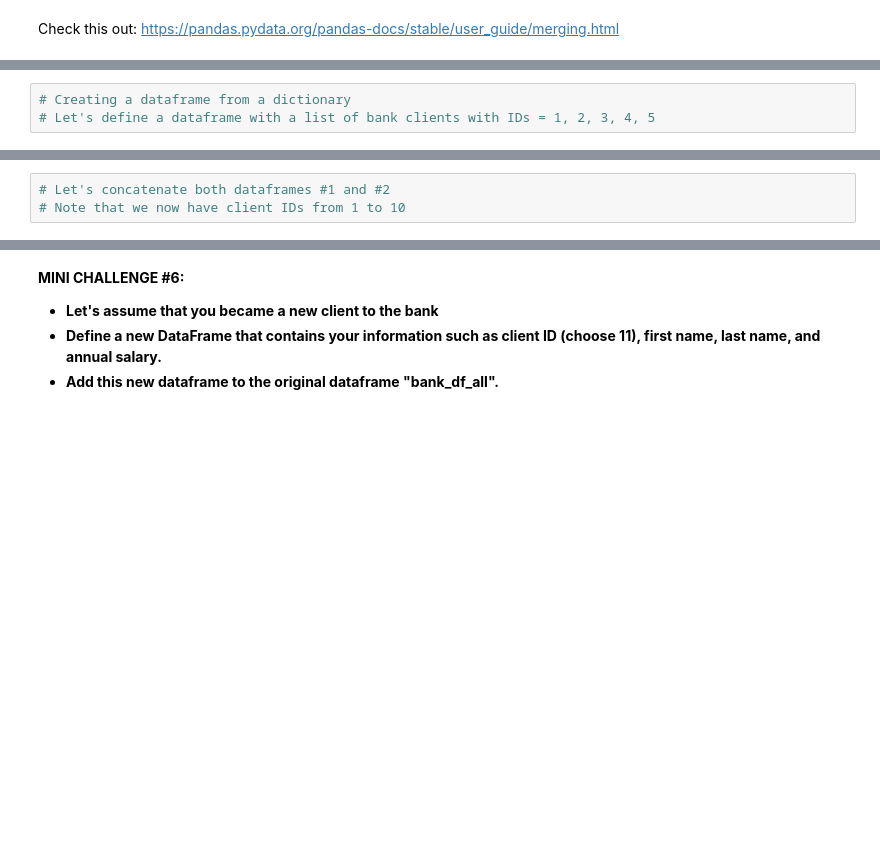
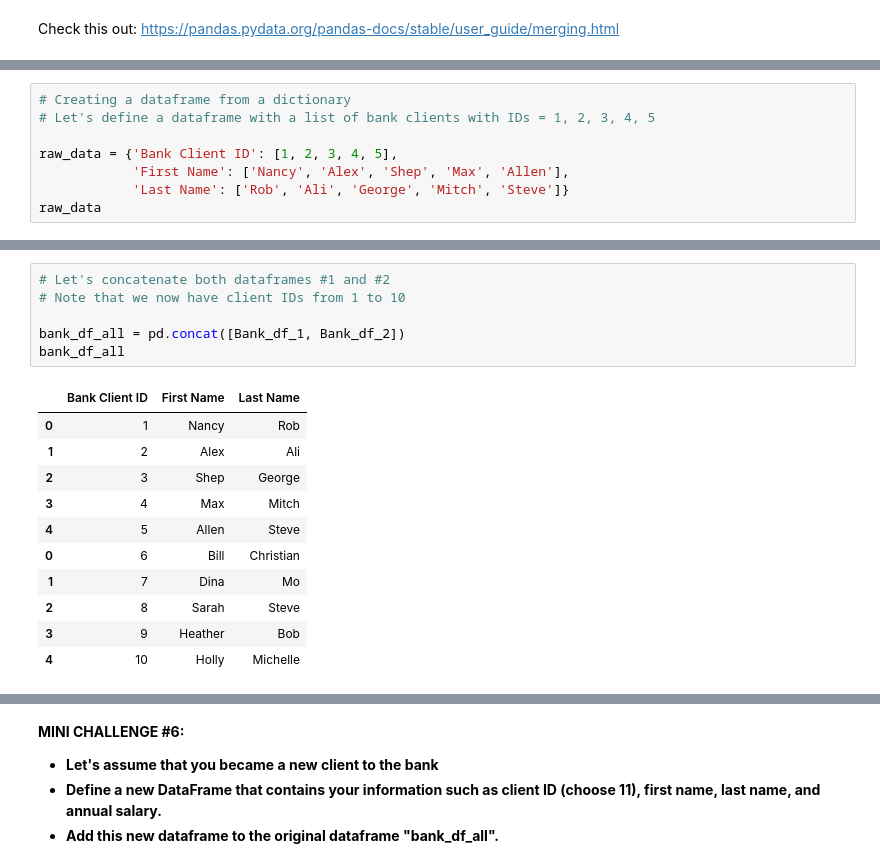
Before and after one commit to LinaSachuk/The-Complete-Python-and-Machine-Learning-for-Financial-Analysis, a Jupyter notebook: 8_Python_101_Python_Libraries_for_Data_Analysis_Pandas.ipynb, the cells around one changed output, grey strips where cells are left out. Drawn from its saved outputs; the diff is of its cells as text; blank space fills up the shorter version.

```diff
--- a/8_Python_101_Python_Libraries_for_Data_Analysis_Pandas.ipynb
+++ b/8_Python_101_Python_Libraries_for_Data_Analysis_Pandas.ipynb
@@ -335,3 +440,8 @@ Check this out: https://pandas.pydata.org/pandas-docs/stable/user_guide/merging.
 # %%
 # Creating a dataframe from a dictionary
 # Let's define a dataframe with a list of bank clients with IDs = 1, 2, 3, 4, 5
+
+raw_data = {'Bank Client ID': [1, 2, 3, 4, 5],
+            'First Name': ['Nancy', 'Alex', 'Shep', 'Max', 'Allen'],
+            'Last Name': ['Rob', 'Ali', 'George', 'Mitch', 'Steve']}
+raw_data
@@ -343,5 +500,20 @@ Check this out: https://pandas.pydata.org/pandas-docs/stable/user_guide/merging.
 # %%
 # Let's concatenate both dataframes #1 and #2
 # Note that we now have client IDs from 1 to 10
+
+bank_df_all = pd.concat([Bank_df_1, Bank_df_2])
+bank_df_all
+# %% [output]
+|  | Bank Client ID | First Name | Last Name |
+| 0 | 1 | Nancy | Rob |
+| 1 | 2 | Alex | Ali |
+| 2 | 3 | Shep | George |
+| 3 | 4 | Max | Mitch |
+| 4 | 5 | Allen | Steve |
+| 0 | 6 | Bill | Christian |
+| 1 | 7 | Dina | Mo |
+| 2 | 8 | Sarah | Steve |
+| 3 | 9 | Heather | Bob |
+| 4 | 10 | Holly | Michelle |
 # %%
 # Let's merge all data on 'Bank Client ID'
```
Also changed, not shown: parts of 19 cells of this notebook.
